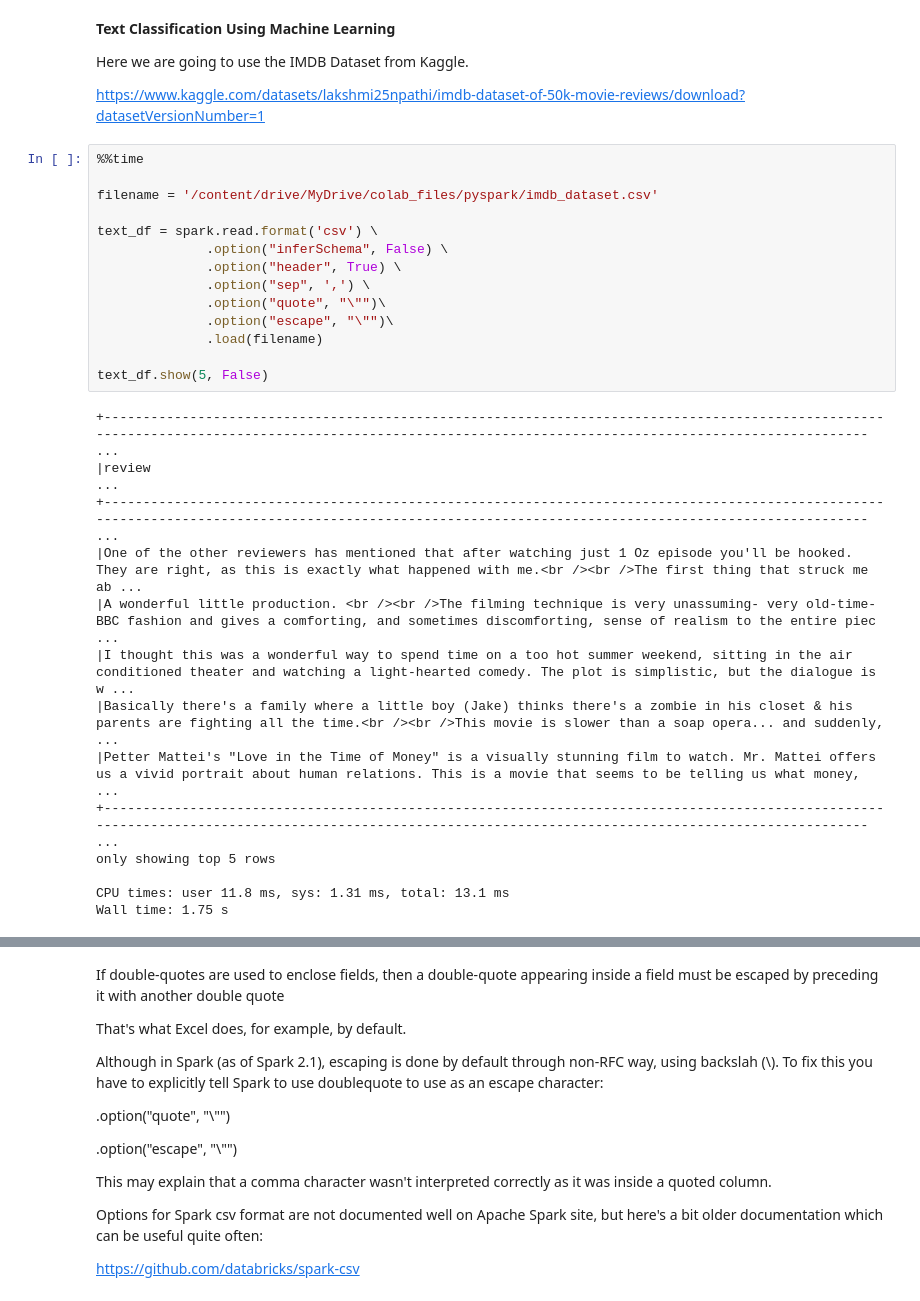
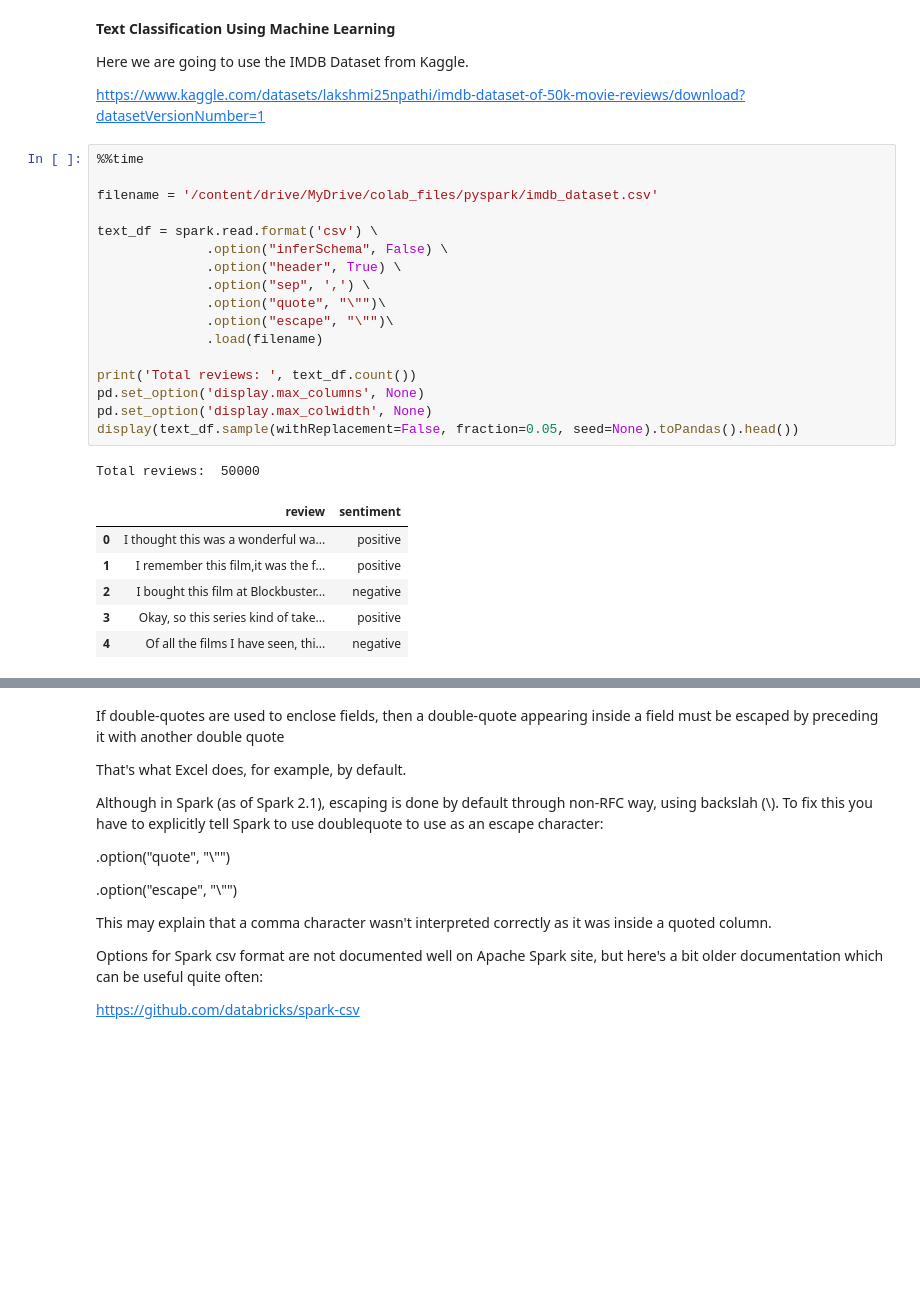
Before and after one commit to tumbarell/NLP, a Jupyter notebook: NLP_pyspark.ipynb, the cells around one changed output, grey strips where cells are left out. Cells and saved outputs as stored; diff of their text form; blank space fills up the shorter version.

```diff
--- a/NLP_pyspark.ipynb
+++ b/NLP_pyspark.ipynb
@@ -259,28 +259,25 @@ https://www.kaggle.com/datasets/lakshmi25npathi/imdb-dataset-of-50k-movie-review
 # %%
 %%time
 
 filename = '/content/drive/MyDrive/colab_files/pyspark/imdb_dataset.csv'
 
 text_df = spark.read.format('csv') \
               .option("inferSchema", False) \
               .option("header", True) \
               .option("sep", ',') \
               .option("quote", "\"")\
               .option("escape", "\"")\
               .load(filename)
 
-text_df.show(5, False)
+print('Total reviews: ', text_df.count())
+pd.set_option('display.max_columns', None)
+pd.set_option('display.max_colwidth', None)
+display(text_df.sample(withReplacement=False, fraction=0.05, seed=None).toPandas().head())
 # %% [output]
-+------------------------------------------------------------------------------------------------------------------------------------------------------------------------------------------------------- ...
-|review                                                                                                                                                                                                  ...
-+------------------------------------------------------------------------------------------------------------------------------------------------------------------------------------------------------- ...
-|One of the other reviewers has mentioned that after watching just 1 Oz episode you'll be hooked. They are right, as this is exactly what happened with me.<br /><br />The first thing that struck me ab ...
-|A wonderful little production. <br /><br />The filming technique is very unassuming- very old-time-BBC fashion and gives a comforting, and sometimes discomforting, sense of realism to the entire piec ...
-|I thought this was a wonderful way to spend time on a too hot summer weekend, sitting in the air conditioned theater and watching a light-hearted comedy. The plot is simplistic, but the dialogue is w ...
-|Basically there's a family where a little boy (Jake) thinks there's a zombie in his closet & his parents are fighting all the time.<br /><br />This movie is slower than a soap opera... and suddenly,  ...
-|Petter Mattei's "Love in the Time of Money" is a visually stunning film to watch. Mr. Mattei offers us a vivid portrait about human relations. This is a movie that seems to be telling us what money,  ...
-+------------------------------------------------------------------------------------------------------------------------------------------------------------------------------------------------------- ...
-only showing top 5 rows
-
-CPU times: user 11.8 ms, sys: 1.31 ms, total: 13.1 ms
-Wall time: 1.75 s
+Total reviews:  50000
+|  | review | sentiment |
+| 0 | I thought this was a wonderful wa... | positive |
+| 1 | I remember this film,it was the f... | positive |
+| 2 | I bought this film at Blockbuster... | negative |
+| 3 | Okay, so this series kind of take... | positive |
+| 4 | Of all the films I have seen, thi... | negative |
```
Also changed, not shown: parts of 19 cells of this notebook.
